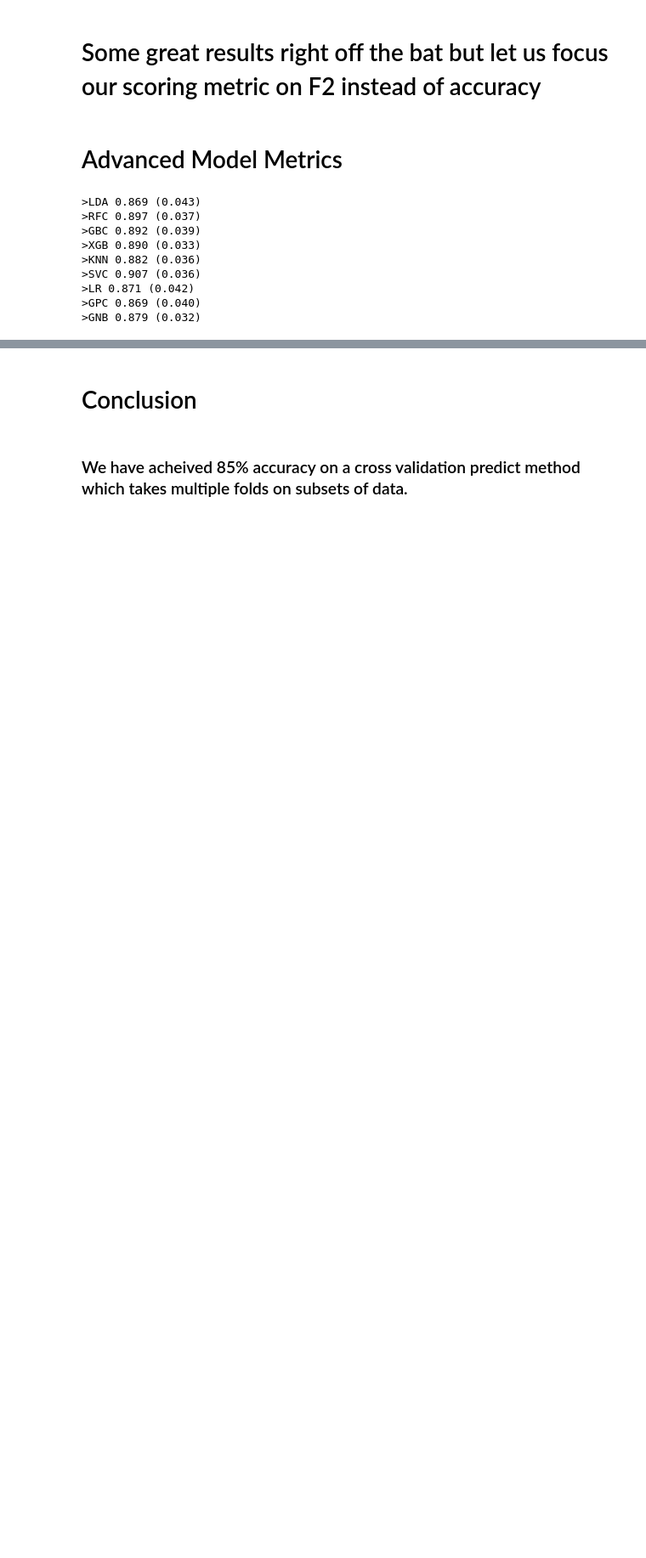
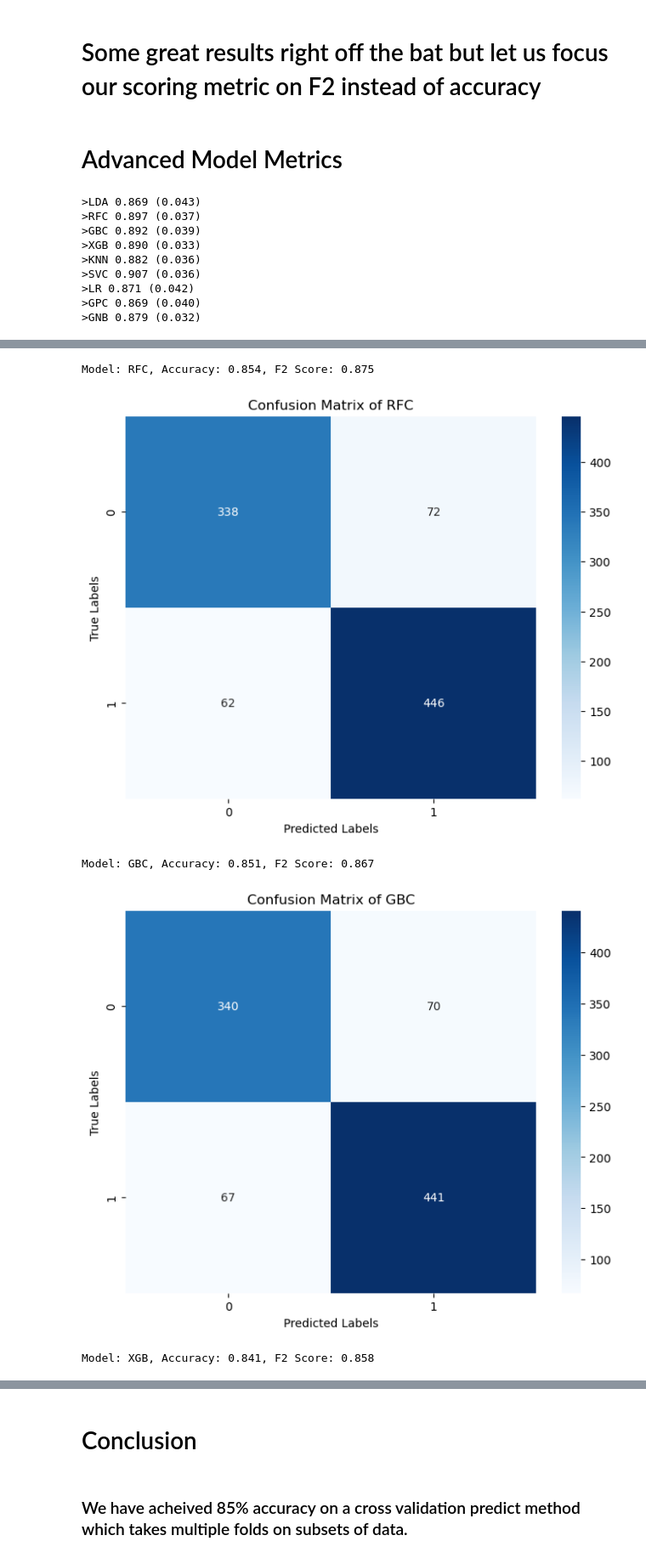
Before and after one commit to MaukanMir/Heart-Attack-Classification-Part-Two-, a Jupyter notebook: training.ipynb, the cells around one changed output, grey strips where cells are left out. Shown at 85% size. Saved outputs shown, nothing was run; the diff lists cells and outputs as text; code cells hidden in the pictures; blank space fills up the shorter version.

```diff
--- a/training.ipynb
+++ b/training.ipynb
@@ -509,0 +661,73 @@ Model: GNB, Accuracy: 0.838, F1 Score: 0.853
+# %%
+from sklearn.calibration import cross_val_predict
+
+def f2_measure(y_true, y_pred):
+  return fbeta_score(y_true, y_pred, beta=2)
+
+# define models to test
+def get_models():
+  models, names = list(), list()
+
+  # RFC
+  models.append(RandomForestClassifier())
+  names.append('RFC')
+  # GBC
+  models.append(GradientBoostingClassifier())
+  names.append('GBC')
+  # XGB
+  models.append(XGBClassifier())
+  names.append('XGB')
+  # SVC
+  models.append(SVC())
+  names.append('SVC')
+  # GNB
+  models.append(GaussianNB())
+  names.append('GNB')
+  return models, names
+
+models, names = [],[]
+models, names = get_models()
+model_performance = []
+for i in range(len(models)):
+    fs = SelectKBest(score_func=f_classif, k=10)
+    pipeline = Pipeline([
+        ('scaler', MinMaxScaler()),
+        ('power_transformer', PowerTransformer()),
+        ("anova", fs),
+        ('model', models[i])
+    ])
+
+    y_pred = cross_val_predict(pipeline, X, y, cv=10)
+
+    # Compute the desired metrics
+    accuracy = accuracy_score(y, y_pred)
+    f2 = f2_measure(y, y_pred)
+
+    model_performance.append({
+        "Model": names[i],
+        "Accuracy": accuracy,
+        "F2 Score": f2
+    })
+
+    print(f"Model: {names[i]}, Accuracy: {accuracy:.3f}, F2 Score: {f2:.3f}")
+
+    # Generate the confusion matrix
+    conf_mat = confusion_matrix(y, y_pred)
+
+    # Plot the confusion matrix
+    plt.figure(figsize=(8,6))
+    sns.heatmap(conf_mat, annot=True, fmt='d', cmap='Blues')
+    plt.xlabel('Predicted Labels')
+    plt.ylabel('True Labels')
+    plt.title(f'Confusion Matrix of {names[i]}')
+    plt.show()
+
+# Convert the model_performance to a DataFrame for easier analysis
+performance_df = pd.DataFrame(model_performance)
+print(performance_df)
+# %% [output]
+Model: RFC, Accuracy: 0.854, F2 Score: 0.875
+[figure, added]
+Model: GBC, Accuracy: 0.851, F2 Score: 0.867
+[figure, added]
+Model: XGB, Accuracy: 0.841, F2 Score: 0.858
```
Also changed, not shown: parts of 15 cells of this notebook.
